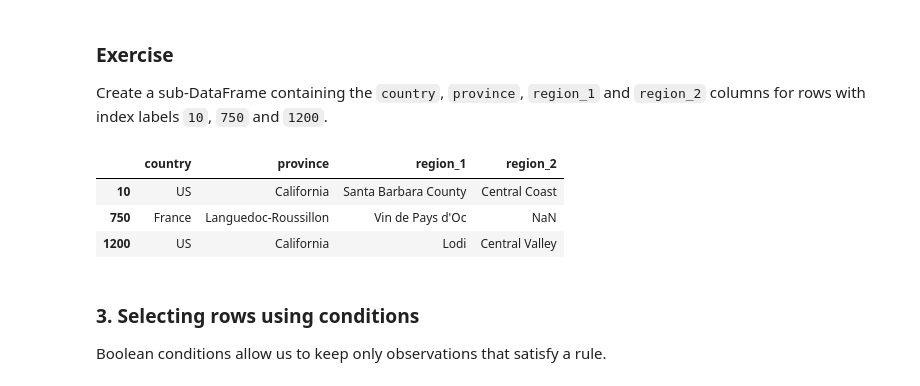
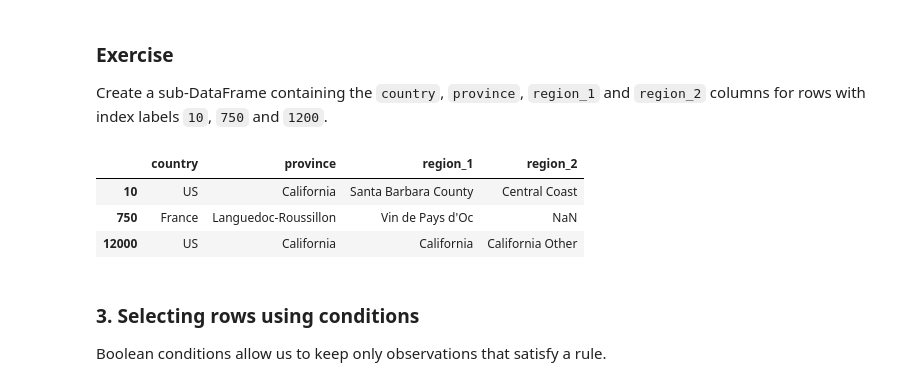
Before and after one commit to fepeti13/analytics-through-coding-repo, a Jupyter notebook: Session_1/Pandas_AUT26.ipynb, the cells around one changed output. Drawn from its saved outputs; the diff is of its cells as text; code cells hidden in the pictures.

```diff
--- a/Session_1/Pandas_AUT26.ipynb
+++ b/Session_1/Pandas_AUT26.ipynb
@@ -233,12 +248,13 @@ reviews.iloc[0:5, 0:4]
 
 Create a sub-DataFrame containing the `country`, `province`, `region_1` and `region_2` columns for rows with index labels `10`, `750` and `1200`.
 # %%
-reviews.loc[[10, 750, 1200], ['country', 'province', 'region_1', 'region_2']]
+sub_reviews = reviews.loc[[10, 750, 12000], ['country', 'province', 'region_1', 'region_2']]
+sub_reviews
 # %% [output]
 |  | country | province | region_1 | region_2 |
 | 10 | US | California | Santa Barbara County | Central Coast |
 | 750 | France | Languedoc-Roussillon | Vin de Pays d'Oc | NaN |
-| 1200 | US | California | Lodi | Central Valley |
+| 12000 | US | California | California | California Other |
 # %% [markdown]
 ### 3. Selecting rows using conditions
 
```
Also changed, not shown: parts of 16 cells of this notebook, 1 other file.
